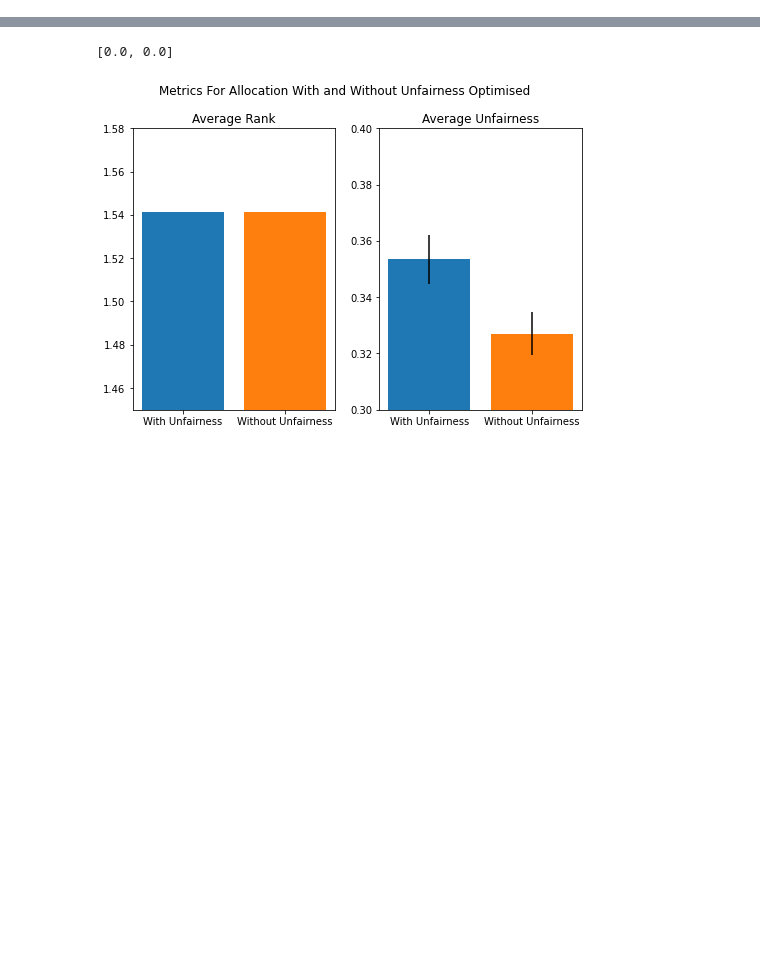
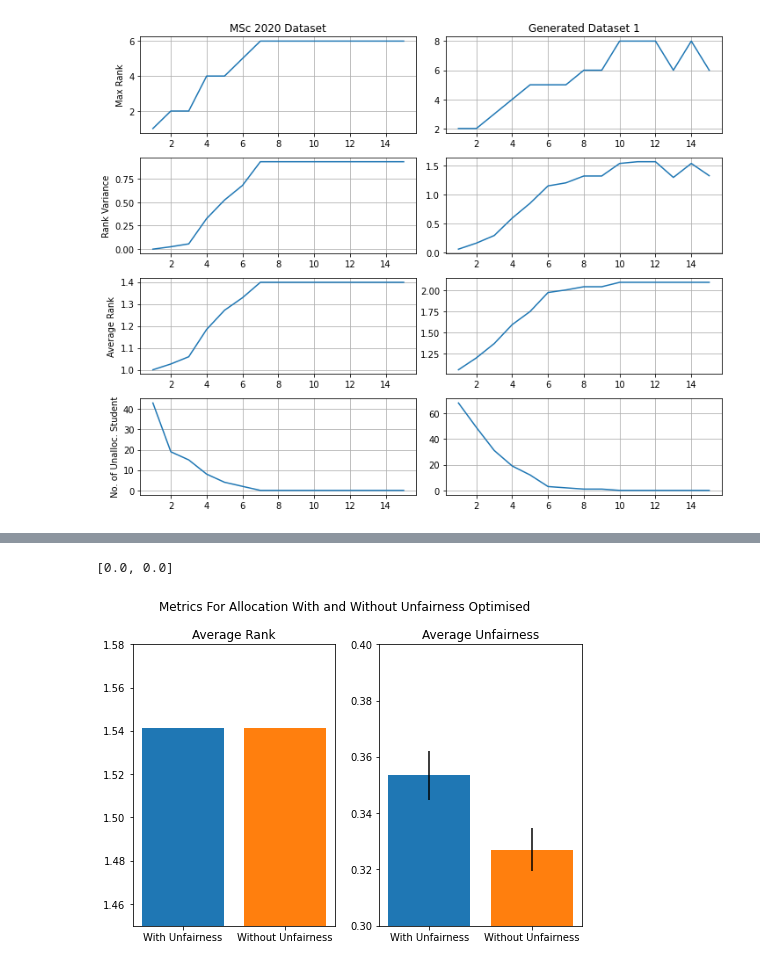
Before and after one commit to ramon15749/ProjectAllocation, a Jupyter notebook: graph.ipynb, the cells around one changed output, grey strips where cells are left out. Saved outputs shown, nothing was run; the diff lists cells and outputs as text; code cells hidden in the pictures; blank space fills up the shorter version.

```diff
--- a/graph.ipynb
+++ b/graph.ipynb
@@ -294,32 +305,36 @@ def legend_without_duplicate_labels(fig):
     unique = [(h, l) for i, (h, l) in enumerate(zip(handles, labels)) if l not in labels[:i]]
     fig.legend(*zip(*unique))
 # %%
-a_file = open("./evaluations/results/costUnalloc_stats", "r")
+a_file = open("./evaluations/results/costUnallocr12l20_stats", "r")
 stat_a = json.load(a_file)
-cleanStat_a = getMetricList(stat_a, top=15)
-b_file = open("./evaluations/results/rank_stats", "r")
+cleanStat_a = getMetricList(stat_a,top=15)
+b_file = open("./evaluations/results/costUnallocMockr12l20_stats", "r")
 stat_b = json.load(b_file)
-cleanStat_b = getMetricList(stat_b )
+cleanStat_b = getMetricList(stat_b,top=15)
 
 c_file = open("./evaluations/results/rankMock6d12l20_stats", "r")
 stat_c = json.load(c_file)
 cleanStat_c = getMetricList(stat_c)
 
 files = [cleanStat_a, cleanStat_b]
 
-metrics = ['MaxRank' , 'AvgRank', 'VarianceRank','AveUnfair', 'NoUnalloc', 'Duration']
+metrics = ['MaxRank','VarianceRank','AvgRankNoUnalloc' , 'NoUnalloc']
+names = ['Max Rank','Rank Variance','Average Rank' , 'No. of Unalloc. Student']
+# metrics = cleanStat_a.keys()
 fig, axes = plt.subplots(len(metrics),len(files),figsize=(5*len(files),2*len(metrics)))
 for j,f in enumerate(files):
-    for i, m in enumerate(metrics):
-        axes[i][0].set_ylabel(m)
-        axes[i][0].grid(True)
+    for i, (m,n) in enumerate(zip(metrics, names)):
+        axes[i][0].set_ylabel(n)
+        axes[i][j].grid(True)
         axes[i][j].plot( f[m].keys(), f[m].values())
         # axes[i][0].set_xscale('log')
-plt.suptitle('Metric of Allocation vs. Required Default Loading')
+# plt.suptitle('Metric of Allocation vs. Required Default Loading')
 axes[0][0].set_title('MSc 2020 Dataset')
 axes[0][1].set_title('Generated Dataset 1')
 fig.tight_layout()
-plt.savefig('load.pdf')
+fig.savefig('costUnallocConstant.pdf')
+# %% [output]
+[figure, added]
 # %%
 
 a_file = open("/mnt/c/Users/Ramon/Documents/Codes/FYP/App/allocation/evaluations/results/d6noCon_stats", "r")
```
Also changed, not shown: parts of 3 cells of this notebook, 6 other files.
